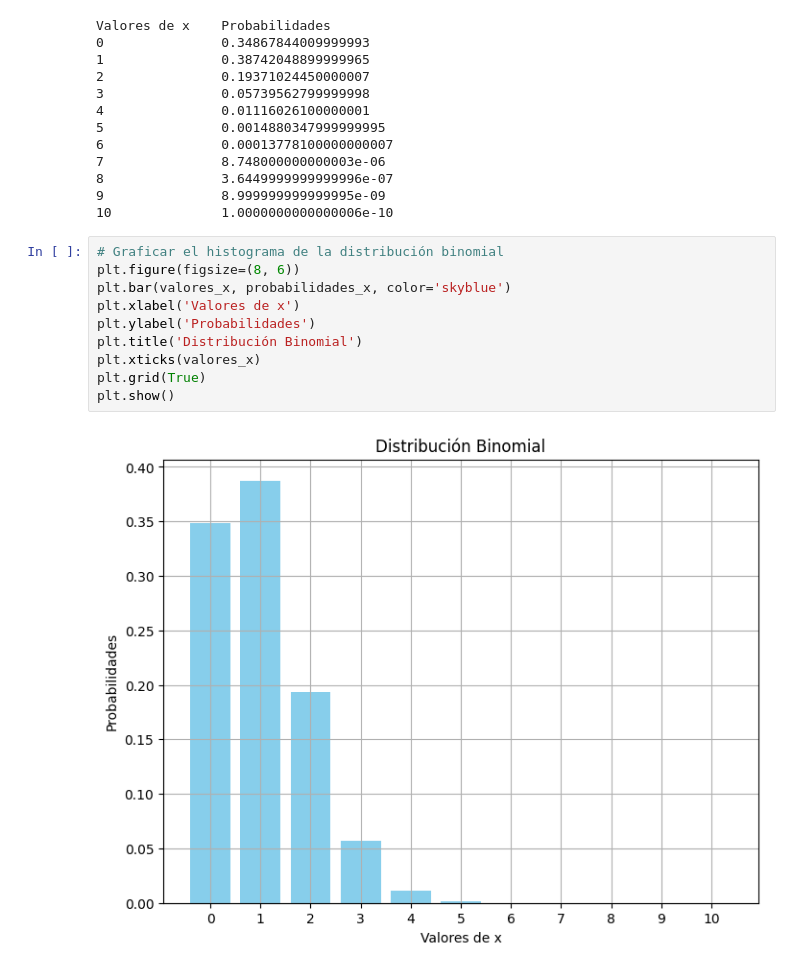
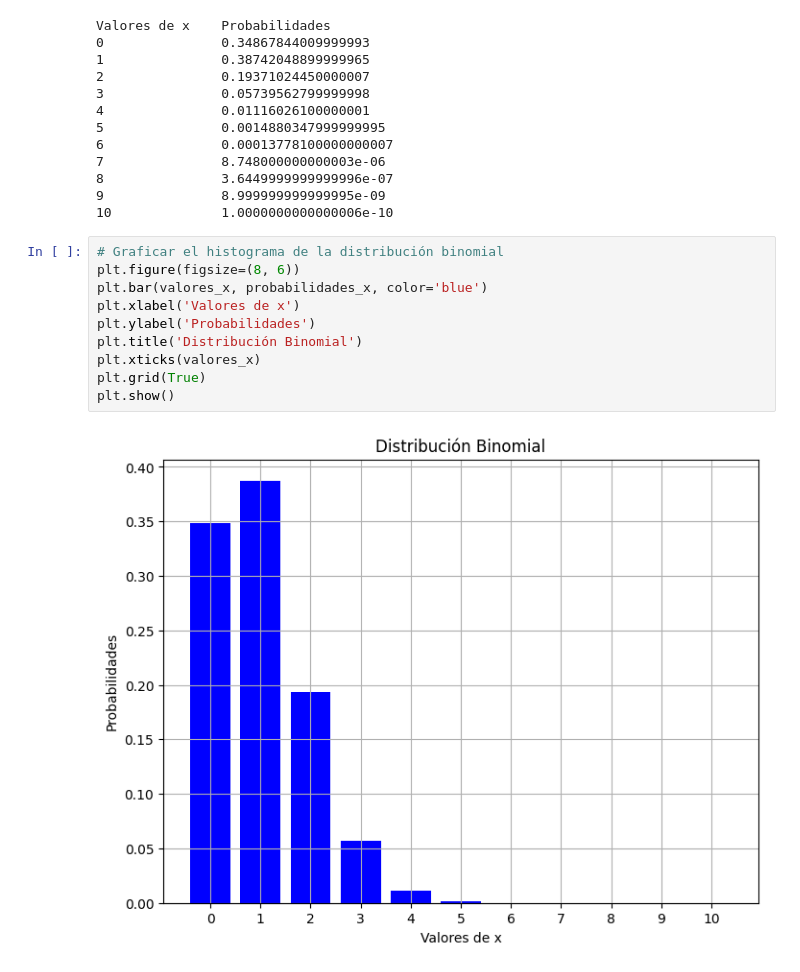
Before and after one commit to itdjosehp/U4, a Jupyter notebook: Ejercicio2_U4_Josehp.ipynb, the cells around one changed output. Saved outputs shown, nothing was run; the diff lists cells and outputs as text.

```diff
--- a/Ejercicio2_U4_Josehp.ipynb
+++ b/Ejercicio2_U4_Josehp.ipynb
@@ -102,12 +102,12 @@ Valores de x    Probabilidades
 # %%
 # Graficar el histograma de la distribución binomial
 plt.figure(figsize=(8, 6))
-plt.bar(valores_x, probabilidades_x, color='skyblue')
+plt.bar(valores_x, probabilidades_x, color='blue')
 plt.xlabel('Valores de x')
 plt.ylabel('Probabilidades')
 plt.title('Distribución Binomial')
 plt.xticks(valores_x)
 plt.grid(True)
 plt.show()
 # %% [output]
-[figure, old version]
+[figure, new version]
```
